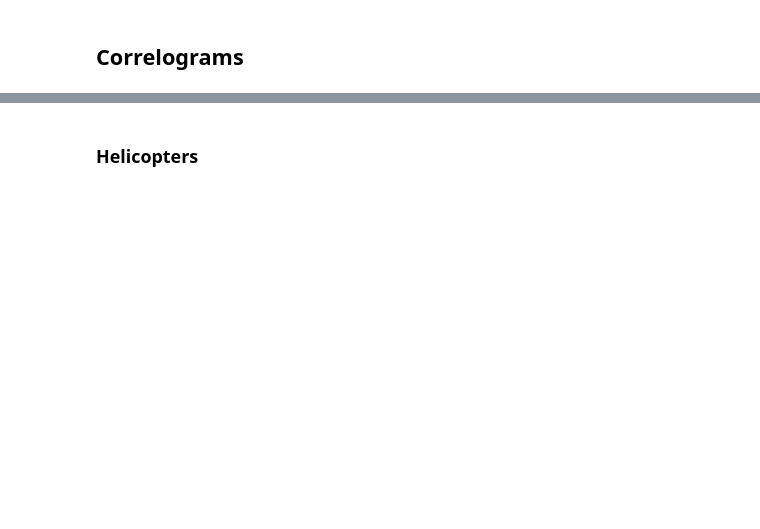
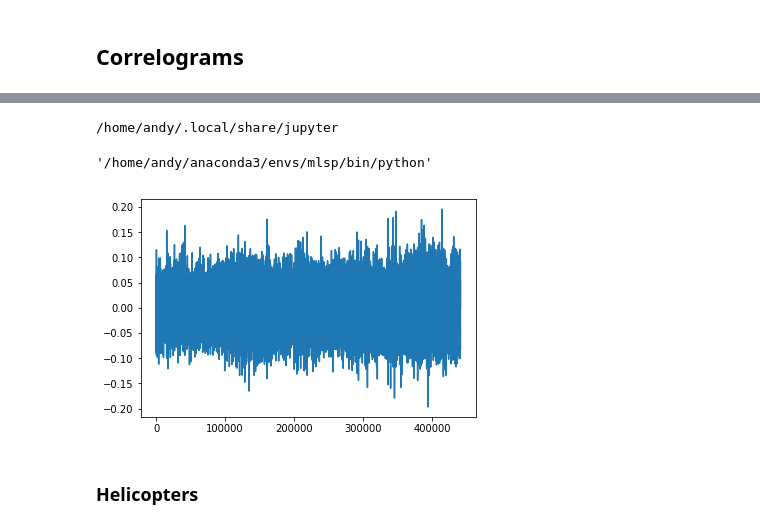
Before and after one commit to RameshOswal/forensic-audio-analysis, a Jupyter notebook: Meeting-3/Correlograms.ipynb, the cells around one changed output, grey strips where cells are left out. Drawn from its saved outputs; the diff is of its cells as text; code cells hidden in the pictures; blank space fills up the shorter version.

```diff
--- a/Meeting-3/Correlograms.ipynb
+++ b/Meeting-3/Correlograms.ipynb
@@ -53,3 +3,34 @@ boat9 format: (441000, 2)
+# %%
+import sys
+from jupyter_core.paths import jupyter_data_dir
+print(jupyter_data_dir())
+sys.executable
+# %% [output]
+/home/andy/.local/share/jupyter
+'/home/andy/anaconda3/envs/mlsp/bin/python'
+# %%
+import librosa
+import numpy as np
+import matplotlib.pyplot as plt
+
+helicopters = []
+boats = []
+
+sampling_rate = 44100 # All clips will be converted to this rate
+duration = 10 # How much of clip to use (seconds)
+
+# Import raw data
+for i in range(10):
+    raw_data = librosa.load("heli" + str(i) + "_short.wav", sr=sampling_rate, duration=duration)
+    helicopters.append(raw_data)
+
+    raw_data = librosa.load("boat" + str(i) + "_short.wav", sr=sampling_rate, duration=duration)
+    boats.append(raw_data)
+
+plt.plot(helicopters[0][0])
+plt.show()
+# %% [output]
+[figure, added]
 # %% [markdown]
 ### Helicopters
 # %%
```
Also changed, not shown: parts of 3 cells of this notebook.
